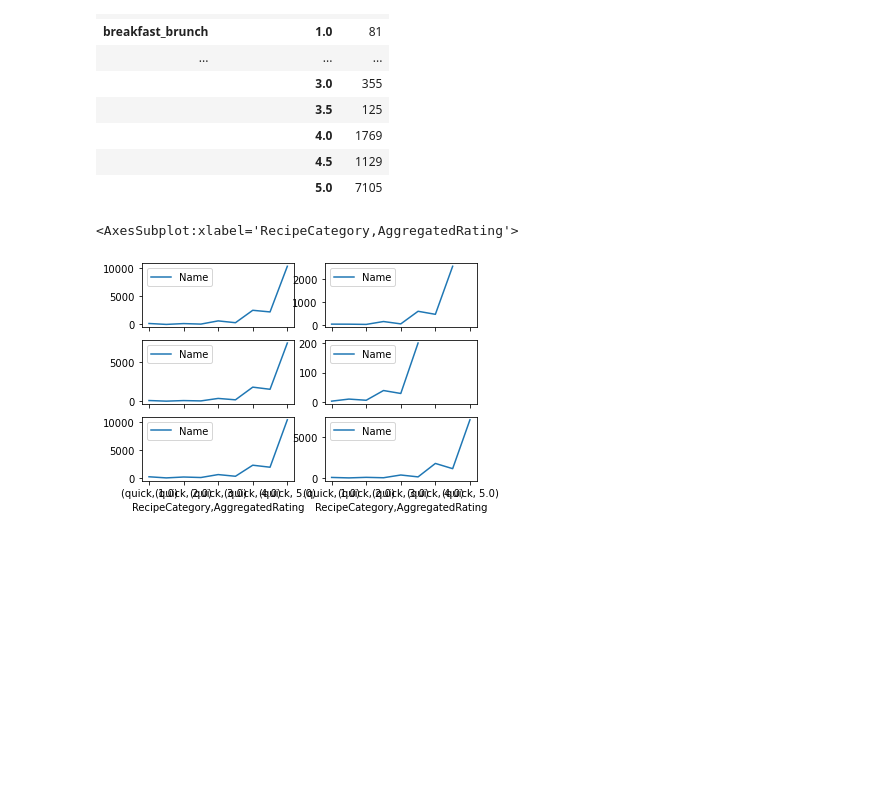
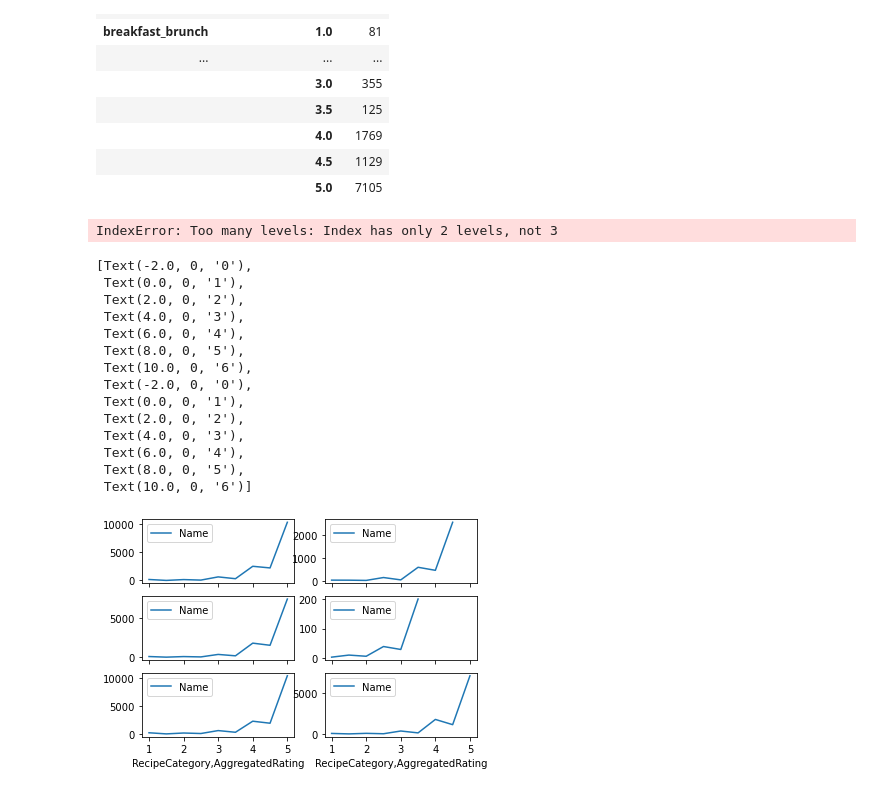
Before and after one commit to JenniferM-BShulyak/recipes_full, a Jupyter notebook: setup_exploration.ipynb, the cells around one changed output. Saved outputs shown, nothing was run; the diff lists cells and outputs as text; code cells hidden in the pictures; blank space fills up the shorter version.

Commit message:
Figured out some options to deal with the missing ratings

```diff
--- a/setup_exploration.ipynb
+++ b/setup_exploration.ipynb
@@ -175,16 +203,36 @@ distribution_df
 |  | 4.0 | 1769 |
 |  | 4.5 | 1129 |
 |  | 5.0 | 7105 |
+# %%
+distribution_df.loc[["breads"]].reset_index(level=2)
+# %% [output]
+IndexError: Too many levels: Index has only 2 levels, not 3
 # %%
 fig2,ax2 = plt.subplots(nrows=3,ncols=2, sharex=True)
 
 # Add subplots
 distribution_df.loc[["breads"]].plot(ax=ax2[0,0])
 distribution_df.loc[["breakfast_brunch"]].plot(ax=ax2[1,0])
 distribution_df.loc[["dessert"]].plot(ax=ax2[2,0])
 distribution_df.loc[["healthy"]].plot(ax=ax2[0,1])
 distribution_df.loc[["holiday"]].plot(ax=ax2[1,1])
 distribution_df.loc[["quick"]].plot(ax=ax2[2,1])
+
+# Set the ticks and ticklabels for all axes
+plt.setp(ax2, xticklabels=['0','1','2','3','4','5','6'])
 # %% [output]
-<AxesSubplot:xlabel='RecipeCategory,AggregatedRating'>
+[Text(-2.0, 0, '0'),
+ Text(0.0, 0, '1'),
+ Text(2.0, 0, '2'),
+ Text(4.0, 0, '3'),
+ Text(6.0, 0, '4'),
+ Text(8.0, 0, '5'),
+ Text(10.0, 0, '6'),
+ Text(-2.0, 0, '0'),
+ Text(0.0, 0, '1'),
+ Text(2.0, 0, '2'),
+ Text(4.0, 0, '3'),
+ Text(6.0, 0, '4'),
+ Text(8.0, 0, '5'),
+ Text(10.0, 0, '6')]
-[figure, old version]
+[figure, new version]
```
Also changed, not shown: parts of 7 cells of this notebook.
